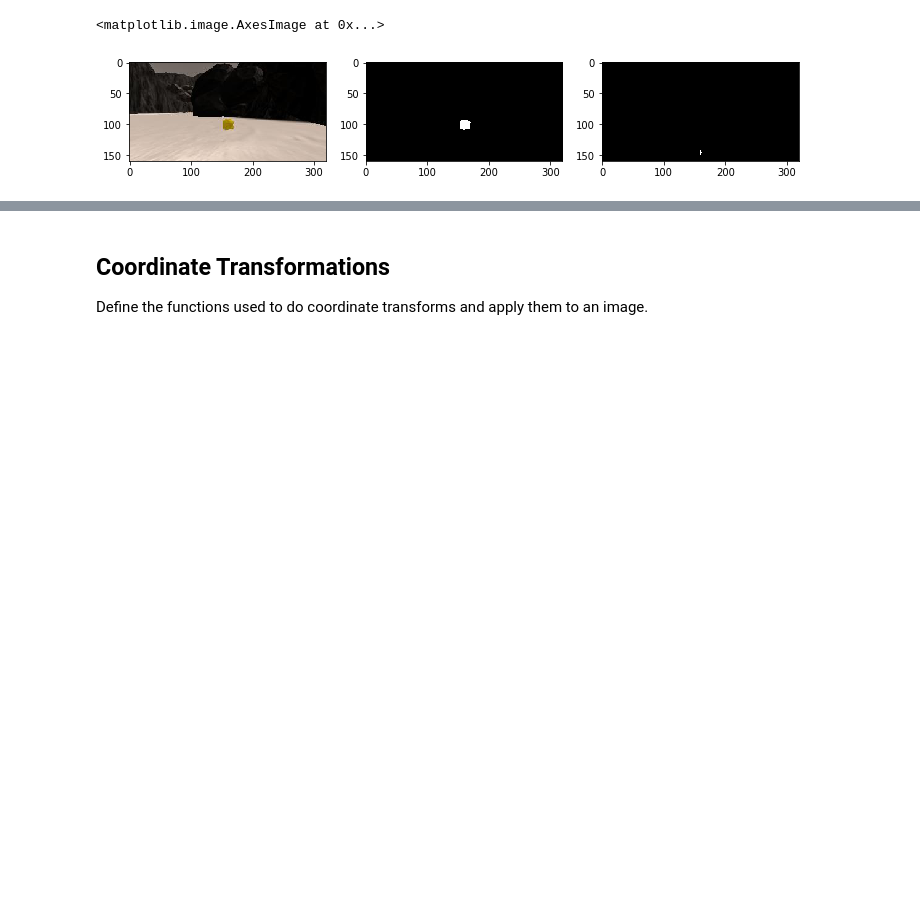
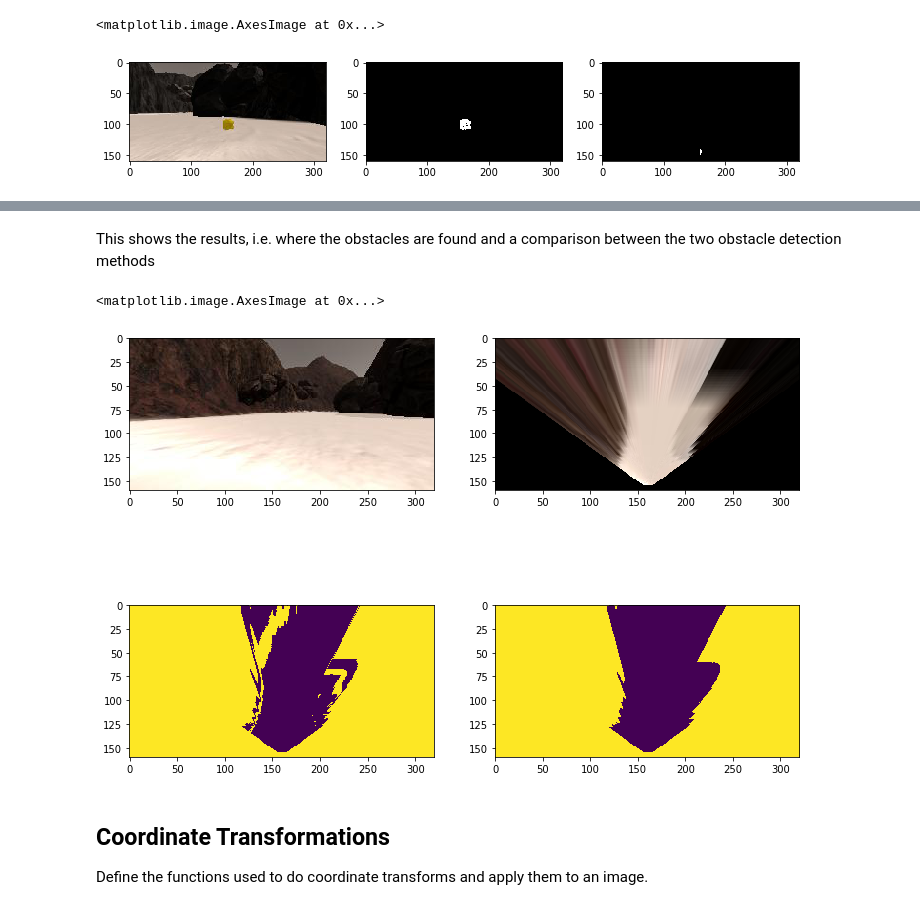
Before and after one commit to TillScout/RoboND-Rover-Project, a Jupyter notebook: code/Rover_Project_Test_Notebook.ipynb, the cells around one changed output, grey strips where cells are left out. Saved outputs shown, nothing was run; the diff lists cells and outputs as text; code cells hidden in the pictures; blank space fills up the shorter version.

```diff
--- a/code/Rover_Project_Test_Notebook.ipynb
+++ b/code/Rover_Project_Test_Notebook.ipynb
@@ -149,11 +151,14 @@ plt.imshow(threshed, cmap='gray')
 # %%
 # rgb values by trial and error, so far it seems fine
-def rock_thresh(img, rgb_thresh=(100,100,50)):
+def rock_thresh(img, rgb_low=(110,110,0), rgb_high=(255,255,90)):
     color_select = np.zeros_like(img[:,:,0])
-    # filter out b-channel
-    filter_mask = (img[:,:,0] > rgb_thresh[0]) \
-                & (img[:,:,1] > rgb_thresh[1]) \
-                & (img[:,:,2] < rgb_thresh[2])
+    rock_low = (rgb_low[0] <= img[:,:,0]) \
+                & (rgb_low[1] <= img[:,:,1]) \
+                & (rgb_low[2] <= img[:,:,2])
+    rock_high = (img[:,:,0] <= rgb_high[0]) \
+                & (img[:,:,1] <= rgb_high[1]) \
+                & (img[:,:,2] <= rgb_high[2])
+    filter_mask = rock_low & rock_high
     color_select[filter_mask] = 1
     return color_select
 
@@ -220,3 +230,28 @@ plt.imshow(obs_warpthreshed, cmap="gray")
+# %% [markdown]
+This shows the results, i.e. where the obstacles are found and a comparison between the two obstacle detection methods
+# %%
+idx = np.random.randint(0, len(img_list)-1)
+image = mpimg.imread(img_list[idx])
+warped = perspect_transform(image, source, destination)
+threshed = color_thresh(warped)
+nav = color_thresh(warped)
+sky = sky_thresh(warped)
+rock = rock_thresh(warped)
+obs = np.ones_like(nav)
+obs_threshed = obs_thresh(warped)
+obs[nav] = 0
+fig = plt.figure(figsize=(12,9))
+plt.subplot(221)
+plt.imshow(image)
+plt.subplot(222)
+plt.imshow(warped)
+plt.subplot(223)
+plt.imshow(np.logical_not(nav+sky))
+plt.subplot(224)
+plt.imshow(obs_threshed)
+# %% [output]
+<matplotlib.image.AxesImage at 0x...>
+[figure, added]
 # %% [markdown]
 ## Coordinate Transformations
 Define the functions used to do coordinate transforms and apply them to an image.
```
Also changed, not shown: parts of 32 cells of this notebook.
